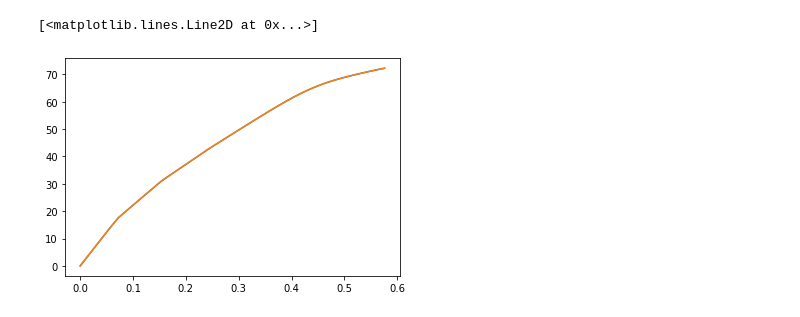
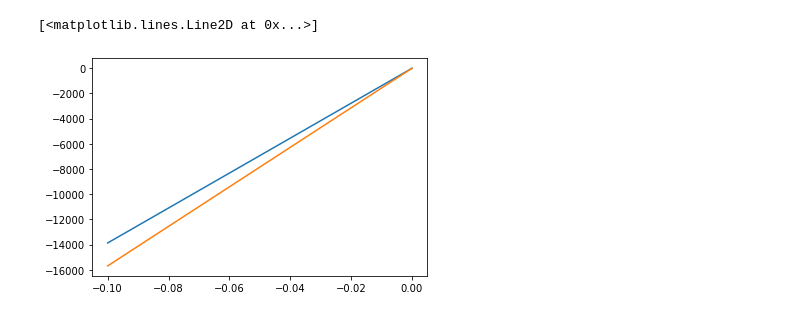
Before and after one commit to bmcs-group/bmcs_expsim, a Jupyter notebook: notebooks/cylinder_compressive_test/cct04_test_cylinder_axisym.ipynb, the cells around one changed output. Cells and saved outputs as stored; diff of their text form; code cells hidden in the pictures.

```diff
--- a/notebooks/cylinder_compressive_test/cct04_test_cylinder_axisym.ipynb
+++ b/notebooks/cylinder_compressive_test/cct04_test_cylinder_axisym.ipynb
@@ -63,0 +44,3 @@ mp_db.C40MS1
+# %%
+tmodel = MATS3DElastic(E=28e+5, nu=0.3)
+#tmodel = MATS3DScalarDamage(E=28e+5, nu=0.3)
@@ -64,13 +49,9 @@ mp_db.C40MS1
 # %%
-tmodel = MS13D(**mp_db.C40MS1)
-#tmodel = MATS3DElastic(E=1, nu=0.3)
-
-w_max = height * -0.006
+w_max = 0.1 # mm
+F_max = 1e+5
 bc_ax_sym = BCSlice(slice=xmodel.mesh[:, 0, :, 0],
                  var='u', dims=[1], value=0)
-bc_l_x = BCSlice(slice=xmodel.mesh[0, :, 0, :],
-                  var='u', dims=[0], value=0.0)
-bc_r_x = BCSlice(slice=xmodel.mesh[-1, :, -1, :],
-                 var='u', dims=[0], value=w_max)
-bc_r_y = BCSlice(slice=xmodel.mesh[-1, :, -1, :],
-                  var='u', dims=[1], value=0)
+bc_fixed_outer_ring = BCSlice(slice=xmodel.mesh[:, -1, :, -1],
+                  var='u', dims=[0,1], value=0.0)
+bc_disp_load = BCSlice(slice=xmodel.mesh[0, 0, 0, :],
+                       var='u', dims=[0], value=F_max)
@@ -77,12 +60,12 @@ bc_r_y = BCSlice(slice=xmodel.mesh[-1, :, -1, :],
 # %%
 m = TStepBC(
     domains=[(xmodel, tmodel)],
-    bc=[bc_ax_sym, bc_l_x, bc_r_x] # , bc_r_y],
+    bc=[bc_ax_sym, bc_fixed_outer_ring, bc_disp_load] # , bc_r_y],
 )
 
 m.hist.vis_record = {
     'strain': Vis3DTensorField(var='eps_ab'),
-    # 'stress': Vis3DTensorField(var='sig_ab'),
+    'stress': Vis3DTensorField(var='sig_ab'),
     #        'damage': Vis3DStateField(var='omega_a'),
     #        'kinematic hardening': Vis3DStateField(var='z_a')
 }
@@ -116,15 +83,16 @@ StopIteration: Warning: convergence not reached in 1000 iterations
 F_to = m.hist.F_t
 U_to = m.hist.U_t
 # %%
-F_l_t = np.sum(F_to[:, bc_l_x.dofs], axis=-1)
-F_r_t = np.sum(F_to[:, bc_r_x.dofs], axis=-1)
-U_r_t = np.average(U_to[:, bc_r_x.dofs], axis=-1)
-
+#F_l_t = np.sum(F_to[:, bc_l_x.dofs], axis=-1)
+F_r_t = np.sum(F_to[:, bc_disp_load.dofs], axis=-1)
+U_r_t = np.average(U_to[:, bc_disp_load.dofs], axis=-1)
+F_fixed_outer_ring = np.sum(F_to[:, bc_fixed_outer_ring.dofs], axis=-1)
 A = np.pi * outer_radius**2
-import matplotlib.pylab as plt
-plt.plot(-U_r_t, -F_r_t/A)
-plt.plot(-U_r_t, F_l_t/A)
-# %% [output]
-[<matplotlib.lines.Line2D at 0x...>]
-[figure, removed]
+# %%
+import matplotlib.pylab as plt
+plt.plot(-U_r_t, -F_r_t/1000)
+plt.plot(-U_r_t, F_fixed_outer_ring/1000)
+# %% [output]
+[<matplotlib.lines.Line2D at 0x...>]
+[figure, added]
 # %%
```
Also changed, not shown: parts of 15 cells of this notebook, 3 other files.
